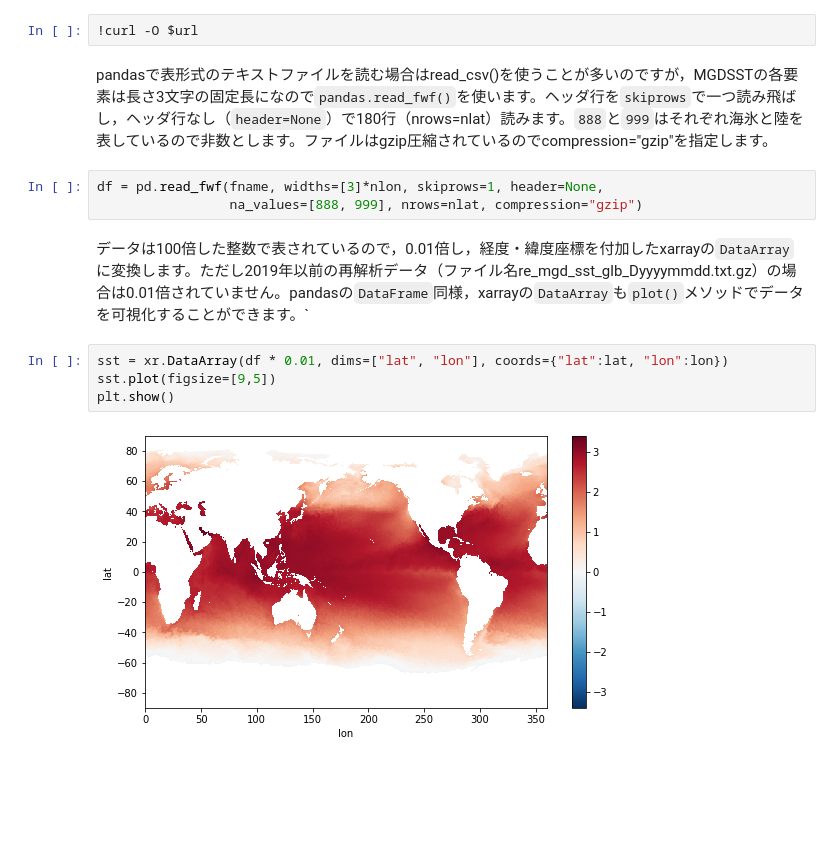
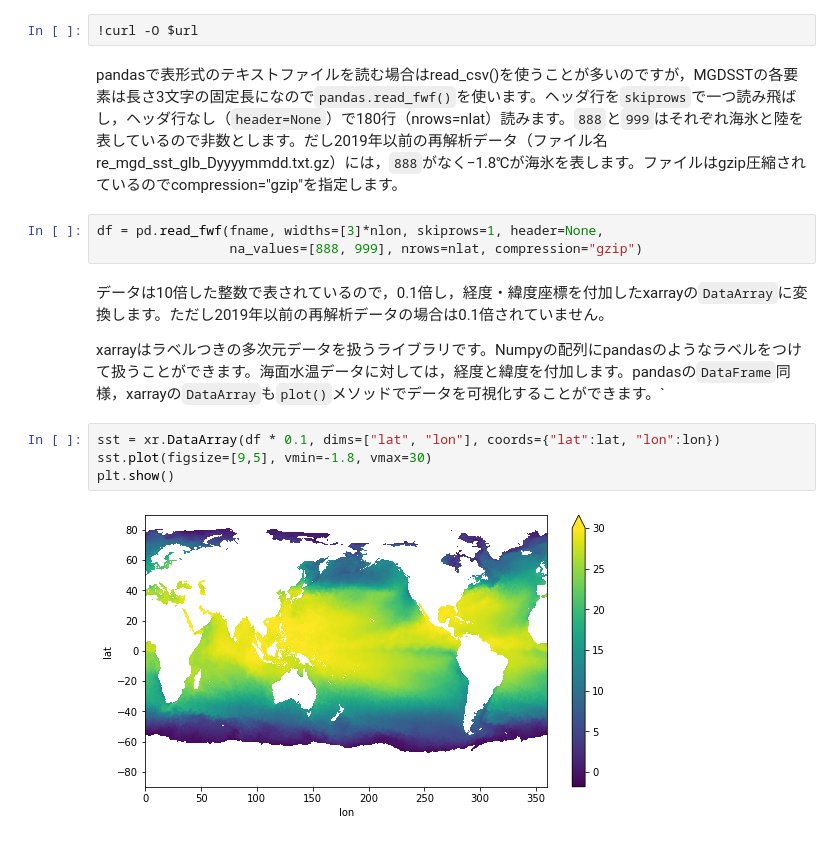
Before and after one commit to tenomoto/pymetds, a Jupyter notebook: MGDSST.ipynb, the cells around one changed output. Saved outputs shown, nothing was run; the diff lists cells and outputs as text; blank space fills up the shorter version.

```diff
--- a/MGDSST.ipynb
+++ b/MGDSST.ipynb
@@ -32,15 +32,17 @@ Pythonの`requests`の代わりにシェルの`curl`コマンドを使うこと
 # %%
 !curl -O $url
 # %% [markdown]
-pandasで表形式のテキストファイルを読む場合はread_csv()を使うことが多いのですが，MGDSSTの各要素は長さ3文字の固定長になので`pandas.read_fwf()`を使います。ヘッダ行を`skiprows`で一つ読み飛ばし，ヘッダ行なし（`header=None`）で180行（nrows=nlat）読みます。`888`と`999`はそれぞれ海氷と陸を表しているので非数とします。ファイルはgzip圧縮されているのでcompression="gzip"を指定します。
+pandasで表形式のテキストファイルを読む場合はread_csv()を使うことが多いのですが，MGDSSTの各要素は長さ3文字の固定長になので`pandas.read_fwf()`を使います。ヘッダ行を`skiprows`で一つ読み飛ばし，ヘッダ行なし（`header=None`）で180行（nrows=nlat）読みます。`888`と`999`はそれぞれ海氷と陸を表しているので非数とします。だし2019年以前の再解析データ（ファイル名re_mgd_sst_glb_Dyyyymmdd.txt.gz）には，`888`がなく−1.8℃が海氷を表します。ファイルはgzip圧縮されているのでcompression="gzip"を指定します。
 # %%
 df = pd.read_fwf(fname, widths=[3]*nlon, skiprows=1, header=None,
                  na_values=[888, 999], nrows=nlat, compression="gzip")
 # %% [markdown]
-データは100倍した整数で表されているので，0.01倍し，経度・緯度座標を付加したxarrayの`DataArray`に変換します。ただし2019年以前の再解析データ（ファイル名re_mgd_sst_glb_Dyyyymmdd.txt.gz）の場合は0.01倍されていません。pandasの`DataFrame`同様，xarrayの`DataArray`も`plot()`メソッドでデータを可視化することができます。`
+データは10倍した整数で表されているので，0.1倍し，経度・緯度座標を付加したxarrayの`DataArray`に変換します。ただし2019年以前の再解析データの場合は0.1倍されていません。
+
+xarrayはラベルつきの多次元データを扱うライブラリです。Numpyの配列にpandasのようなラベルをつけて扱うことができます。海面水温データに対しては，経度と緯度を付加します。pandasの`DataFrame`同様，xarrayの`DataArray`も`plot()`メソッドでデータを可視化することができます。`
 # %%
-sst = xr.DataArray(df * 0.01, dims=["lat", "lon"], coords={"lat":lat, "lon":lon})
-sst.plot(figsize=[9,5])
+sst = xr.DataArray(df * 0.1, dims=["lat", "lon"], coords={"lat":lat, "lon":lon})
+sst.plot(figsize=[9,5], vmin=-1.8, vmax=30)
 plt.show()
 # %% [output]
-[figure, old version]
+[figure, new version]
```
Also changed, not shown: parts of 1 cell of this notebook, 10 other files.
